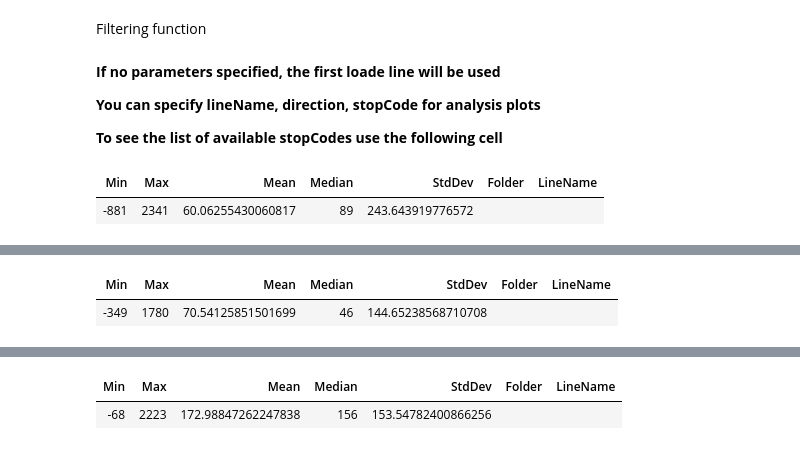
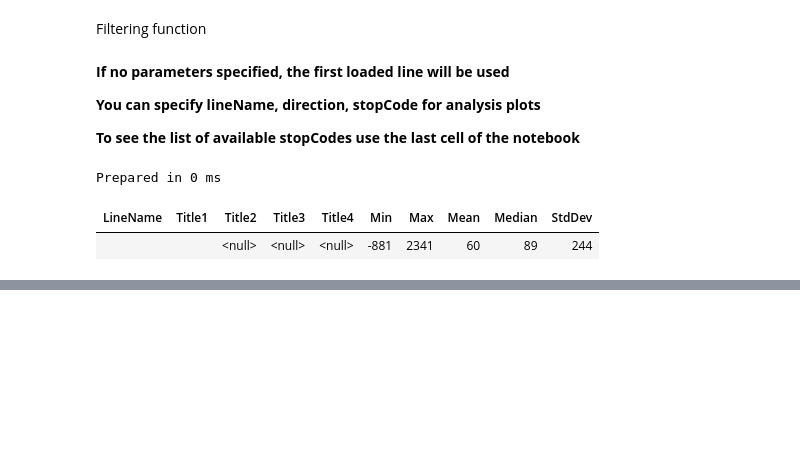
Before and after one commit to Smartrak/public-notebooks, a Jupyter notebook: Actual Arrival Analysis.ipynb, the cells around one changed output, grey strips where cells are left out. Drawn from its saved outputs; the diff is of its cells as text; code cells hidden in the pictures; blank space fills up the shorter version.

```diff
--- a/Actual Arrival Analysis.ipynb
+++ b/Actual Arrival Analysis.ipynb
@@ -236,18 +283,20 @@ PlotlyChart CreatePlot(string lineName = null, int? direction = null, int? stopC
     return plot;
 }
 # %% [markdown]
-**If no parameters specified, the first loade line will be used**
+**If no parameters specified, the first loaded line will be used**
 
 **You can specify lineName, direction, stopCode for analysis plots**
 
-**To see the list of available stopCodes use the following cell**
+**To see the list of available stopCodes use the last cell of the notebook**
 # %%
-display(CreatePlot());
-display(CreatePlot("837"));
-display(CreatePlot(stopCode: 40866));
+display(CreatePlot(PrepareFrame(GetFrame())));
+
+
+//display(CreatePlot(dayOfWeek: 6));
+//display(CreatePlot("837"));
+//display(CreatePlot(stopCode: 40866));
 # %% [output]
+Prepared in 0 ms
-| Min | Max | Mean | Median | StdDev | Folder | LineName |
-| -881 | 2341 | 60.06255430060817 | 89 | 243.643919776572 |  |  |
+| LineName | Title1 | Title2 | Title3 | Title4 | Min | Max | Mean | Median | StdDev |
+|  |  | <null> | <null> | <null> | -881 | 2341 | 60 | 89 | 244 |
 [interactive output not drawn]
-| Min | Max | Mean | Median | StdDev | Folder | LineName |
-| -349 | 1780 | 70.54125851501699 | 46 | 144.65238568710708 |  |  |
@@ -255,2 +302,0 @@ display(CreatePlot(stopCode: 40866));
-| Min | Max | Mean | Median | StdDev | Folder | LineName |
-| -68 | 2223 | 172.98847262247838 | 156 | 153.54782400866256 |  |  |
```
Also changed, not shown: parts of 9 cells of this notebook.
